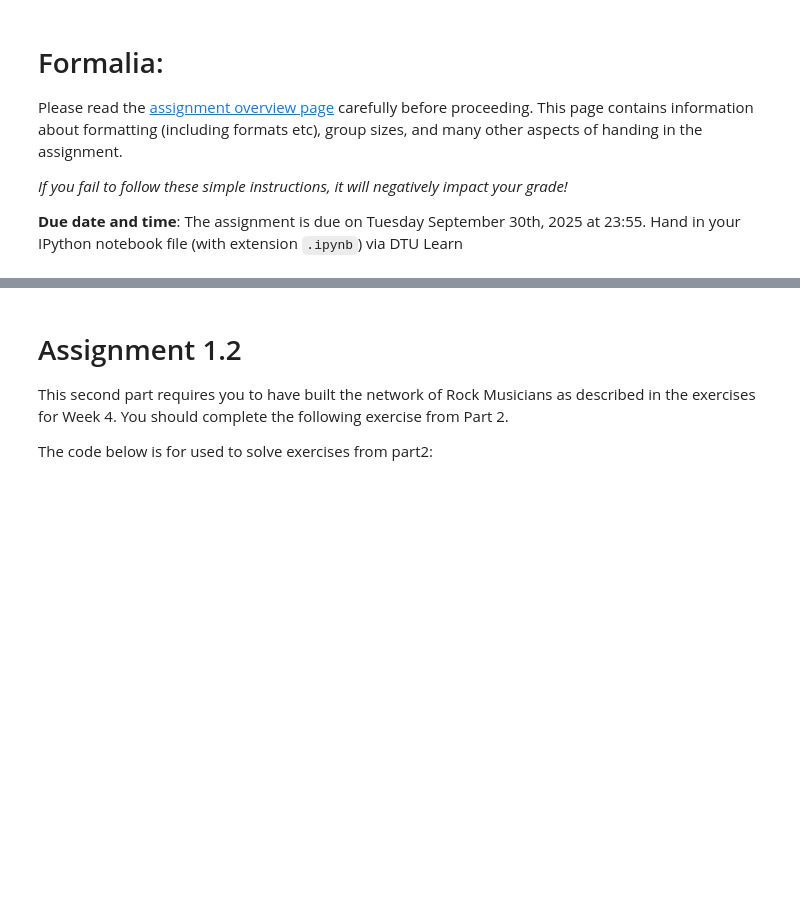
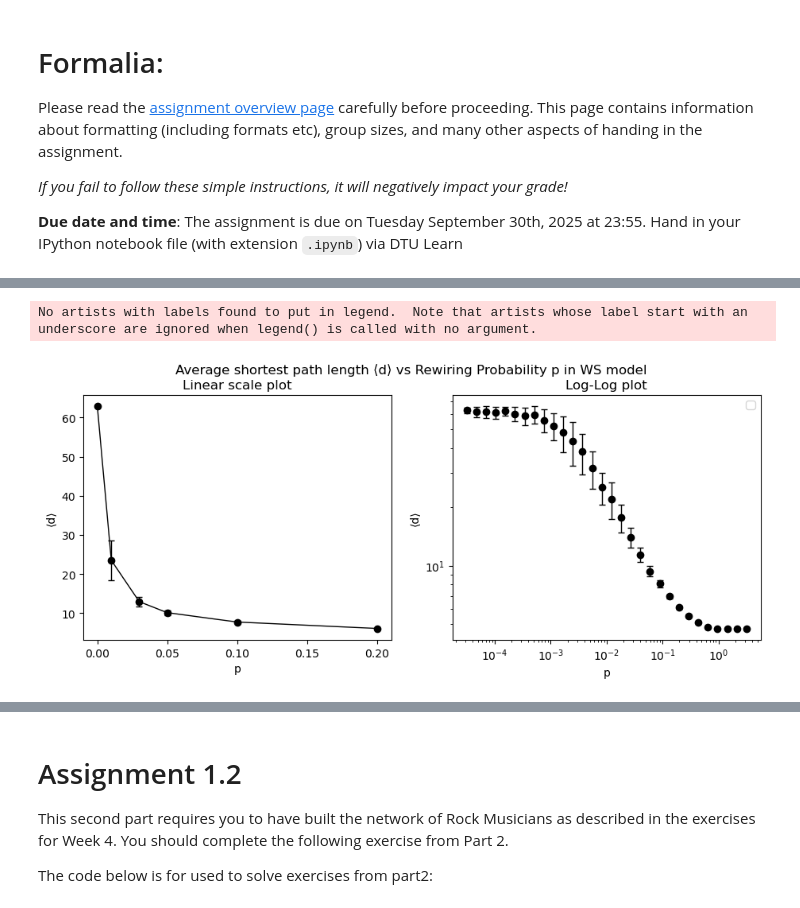
Before and after one commit to Lukog05/Social_Graphs_and_Interactions, a Jupyter notebook: Assignment1/SGAI_Assignment1_Copy.ipynb, the cells around one changed output, grey strips where cells are left out. Cells and saved outputs as stored; diff of their text form; code cells hidden in the pictures; blank space fills up the shorter version.

```diff
--- a/Assignment1/SGAI_Assignment1_Copy.ipynb
+++ b/Assignment1/SGAI_Assignment1_Copy.ipynb
@@ -43,0 +76,63 @@ And from **Part 2**
+# %%
+import numpy as np
+from joblib import Parallel, delayed
+
+N = 500
+k = 4
+p_values = [0, 0.01, 0.03, 0.05, 0.1, 0.2]
+x = np.array([])
+y = np.array([])
+
+plt.figure(figsize=(11, 4))
+plt.suptitle('Average shortest path length ⟨d⟩ vs Rewiring Probability p in WS model')
+
+# Linear plot
+
+plt.subplot(1, 2, 1)
+for p in p_values:
+    d_values = np.array([])
+    for _ in range(50):  # Average over 50 runs for each p
+        G = nx.watts_strogatz_graph(N, k, p)
+        d_values = np.append(d_values, nx.average_shortest_path_length(G))
+    avg = np.mean(d_values)
+    std = np.std(d_values)
+    plt.errorbar(p, avg, marker='o', yerr=std, color='black', ecolor='black', elinewidth=1, capsize=3)
+    x = np.append(x, p)
+    y = np.append(y, avg)
+plt.plot(x, y, color='black', linewidth=1)
+plt.xlabel('p')
+plt.ylabel('⟨d⟩')
+plt.title('Linear scale plot')
+plt.xticks(np.arange(0, 0.21, 0.05))
+
+
+# Log-Log plot
+
+# generate p values logarithmically
+p_values = np.logspace(-4.5, 0.5, num=30)
+
+def compute_avg_std(p, N, k):
+    d_values = np.array([])
+    for _ in range(50):  # Average over 50 runs for each p
+        G = nx.watts_strogatz_graph(N, k, p)
+        d_values = np.append(d_values, nx.average_shortest_path_length(G))
+    avg = np.mean(d_values)
+    std = np.std(d_values)
+    return p, avg, std
+
+results = Parallel(n_jobs=-1)(delayed(compute_avg_std)(p, N, k) for p in p_values) # Compute in parallel
+
+plt.subplot(1, 2, 2)
+for p, avg, std in results:
+    plt.errorbar(p, avg, marker='o', yerr=std, color='black', ecolor='black', elinewidth=1, capsize=3)
+
+plt.xlabel('p')
+plt.ylabel('⟨d⟩')
+plt.title('Log-Log plot')
+plt.legend()
+plt.yscale('log')
+plt.xscale('log')
+plt.show()
+# %% [output]
+No artists with labels found to put in legend.  Note that artists whose label start with an underscore are ignored when legend() is called with no argument.
+[figure, added]
```
Also changed, not shown: parts of 10 cells of this notebook.
